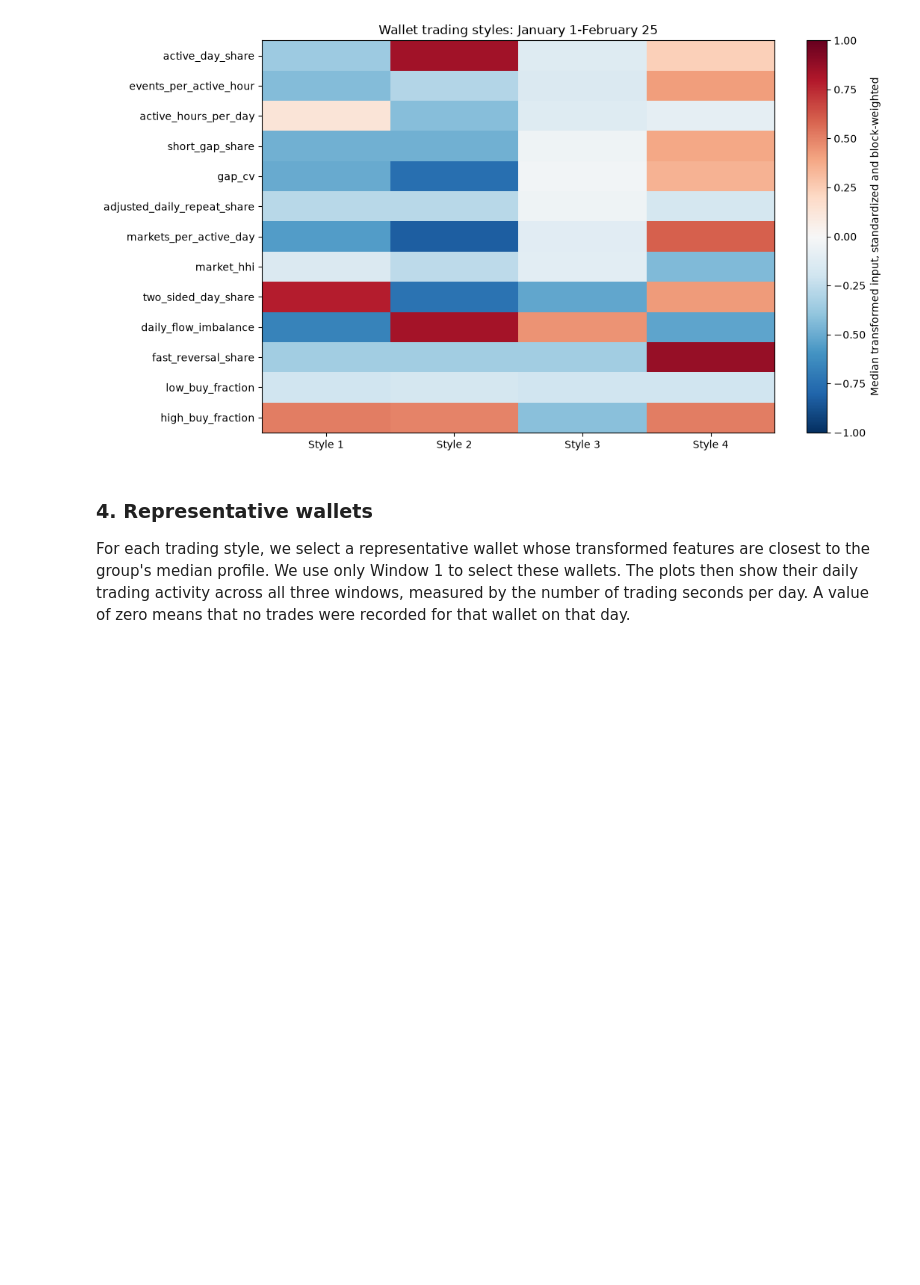
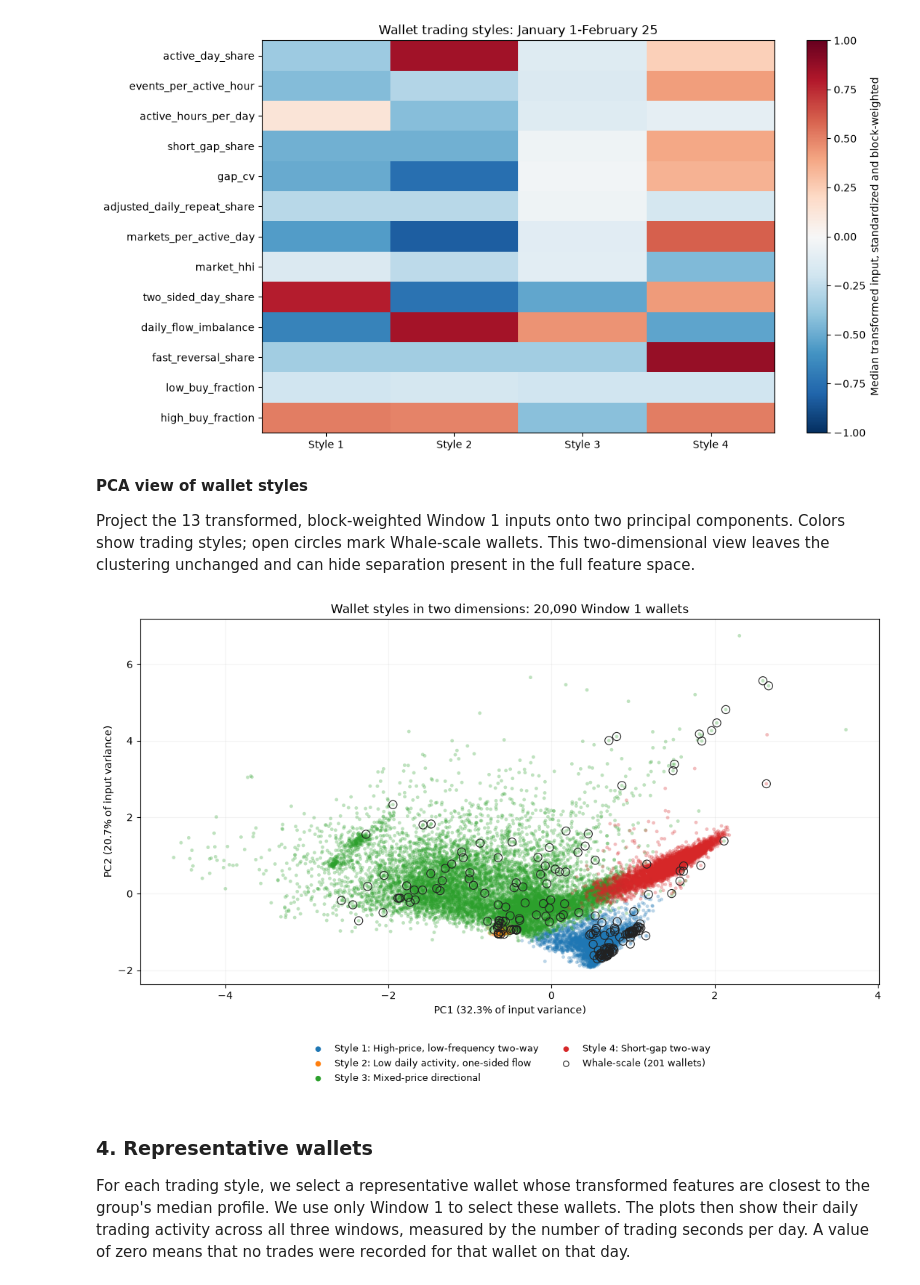
Before and after one commit to Cumuifreer/ucla-stats161-project, a Jupyter notebook: midterm.ipynb, the cells around one changed output. Drawn from its saved outputs; the diff is of its cells as text; code cells hidden in the pictures; blank space fills up the shorter version.

```diff
--- a/midterm.ipynb
+++ b/midterm.ipynb
@@ -526,6 +526,39 @@ plt.tight_layout()
 plt.show()
 # %% [output]
 [figure]
+# %% [markdown]
+**PCA view of wallet styles**
+
+Project the 13 transformed, block-weighted Window 1 inputs onto two principal components. Colors show trading styles; open circles mark Whale-scale wallets. This two-dimensional view leaves the clustering unchanged and can hide separation present in the full feature space.
+# %%
+from sklearn.decomposition import PCA
+
+pca = PCA(n_components=2)
+pca_coordinates = pca.fit_transform(X_train)
+pca_variance = pca.explained_variance_ratio_
+
+fig, ax = plt.subplots(figsize=(11, 7))
+for style in style_names:
+    style_mask = training_profiles["style"].eq(style).to_numpy()
+    ax.scatter(pca_coordinates[style_mask, 0], pca_coordinates[style_mask, 1],
+               s=12, alpha=0.3, edgecolors="none", label=f"{style}: {style_names[style]}")
+whale_mask = training_profiles["whale_scale"].to_numpy(dtype=bool)
+ax.scatter(pca_coordinates[whale_mask, 0], pca_coordinates[whale_mask, 1],
+           s=65, facecolors="none", edgecolors="#222222", linewidths=0.8,
+           label=f"Whale-scale ({whale_mask.sum():,} wallets)")
+ax.set_xlabel(f"PC1 ({pca_variance[0]:.1%} of input variance)")
+ax.set_ylabel(f"PC2 ({pca_variance[1]:.1%} of input variance)")
+ax.set_title(f"Wallet styles in two dimensions: {len(training_profiles):,} Window 1 wallets")
+legend = ax.legend(loc="upper center", bbox_to_anchor=(0.5, -0.14), ncol=2, frameon=False, fontsize=9)
+for marker in legend.legend_handles:
+    marker.set_alpha(1)
+    marker.set_sizes([30])
+ax.grid(alpha=0.15)
+ax.set_axisbelow(True)
+plt.tight_layout()
+plt.show()
+# %% [output]
+[figure, added]
 # %% [markdown]
 ### 4. Representative wallets
 
```
Also changed, not shown: parts of 2 cells of this notebook, 1 other file.
